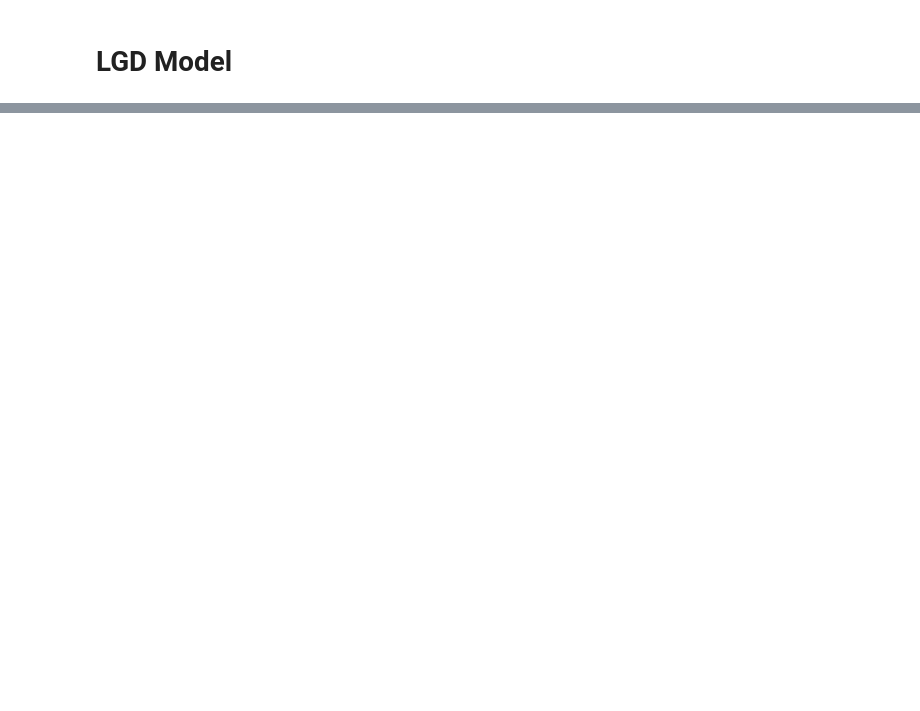
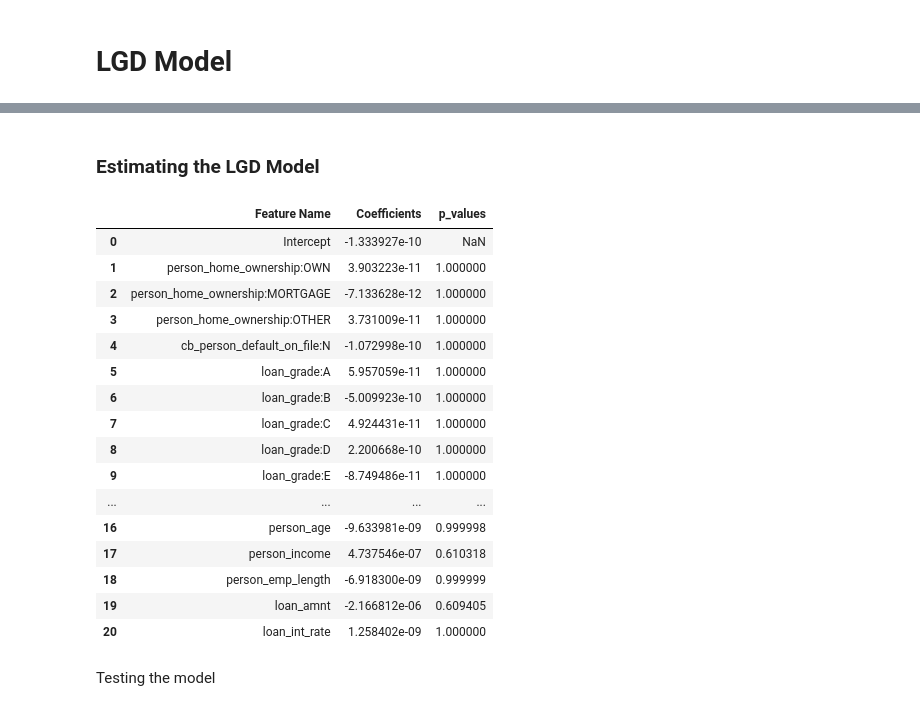
Before and after one commit to harryzyz/CreditRiskDemo, a Jupyter notebook: case1/LDG_Model_and_EAD_model.ipynb, the cells around one changed output, grey strips where cells are left out. Saved outputs shown, nothing was run; the diff lists cells and outputs as text; code cells hidden in the pictures; blank space fills up the shorter version.

```diff
--- a/case1/LDG_Model_and_EAD_model.ipynb
+++ b/case1/LDG_Model_and_EAD_model.ipynb
@@ -252,0 +300,58 @@ X_LGD_train, X_LGD_test, y_LGD_train, y_LGD_test = train_test_split(credit_data_
+# %% [markdown]
+### Estimating the LGD Model
+# %%
+from sklearn import linear_model
+import scipy.stats as stat
+
+class LogisticRegression_with_p_values:
+    def __init__(self, *args, **kwargs):
+        self.model = linear_model.LogisticRegression(*args, **kwargs)
+
+    def fit(self, X, y):
+        self.model.fit(X, y)
+        demon = (2.0 * (1.0 + np.cosh(self.model.decision_function(X))))
+        demon = np.tile(demon, (X.shape[1],1)).T
+        F_ij = np.dot((X / demon).T, X) + 0.0001
+        Cramer_Rao = np.linalg.inv(F_ij)
+        sigma_estimates = np.sqrt(np.diagonal(Cramer_Rao))
+        z_scores = self.model.coef_[0] / sigma_estimates
+        p_values = [stat.norm.sf(abs(x)) * 2 for x in z_scores]
+        self.coef_ = self.model.coef_
+        self.intercept_ = self.model.intercept_
+        self.p_values = p_values
+# %%
+reg_lgd_st_1 = LogisticRegression_with_p_values(max_iter=1000)
+# %%
+reg_lgd_st_1.fit(X_LGD_stage_1_train, y_LGD_stage_1_train)
+# %%
+feature_name = X_LGD_stage_1_train.columns.values
+# %%
+summary_table = pd.DataFrame(columns=['Feature Name'], data=feature_name)
+summary_table['Coefficients'] = np.transpose(reg_lgd_st_1.coef_)
+summary_table.index = summary_table.index + 1
+summary_table.loc[0] = ['Intercept', reg_lgd_st_1.intercept_[0]]
+summary_table = summary_table.sort_index()
+p_values = reg_lgd_st_1.p_values
+p_values = np.append(np.nan, np.array(p_values))
+summary_table['p_values'] = p_values
+summary_table
+# %% [output]
+|  | Feature Name | Coefficients | p_values |
+| 0 | Intercept | -1.333927e-10 | NaN |
+| 1 | person_home_ownership:OWN | 3.903223e-11 | 1.000000 |
+| 2 | person_home_ownership:MORTGAGE | -7.133628e-12 | 1.000000 |
+| 3 | person_home_ownership:OTHER | 3.731009e-11 | 1.000000 |
+| 4 | cb_person_default_on_file:N | -1.072998e-10 | 1.000000 |
+| 5 | loan_grade:A | 5.957059e-11 | 1.000000 |
+| 6 | loan_grade:B | -5.009923e-10 | 1.000000 |
+| 7 | loan_grade:C | 4.924431e-11 | 1.000000 |
+| 8 | loan_grade:D | 2.200668e-10 | 1.000000 |
+| 9 | loan_grade:E | -8.749486e-11 | 1.000000 |
+| ... | ... | ... | ... |
+| 16 | person_age | -9.633981e-09 | 0.999998 |
+| 17 | person_income | 4.737546e-07 | 0.610318 |
+| 18 | person_emp_length | -6.918300e-09 | 0.999999 |
+| 19 | loan_amnt | -2.166812e-06 | 0.609405 |
+| 20 | loan_int_rate | 1.258402e-09 | 1.000000 |
+# %% [markdown]
+Testing the model
```
Also changed, not shown: parts of 54 cells of this notebook, 1 other file.
